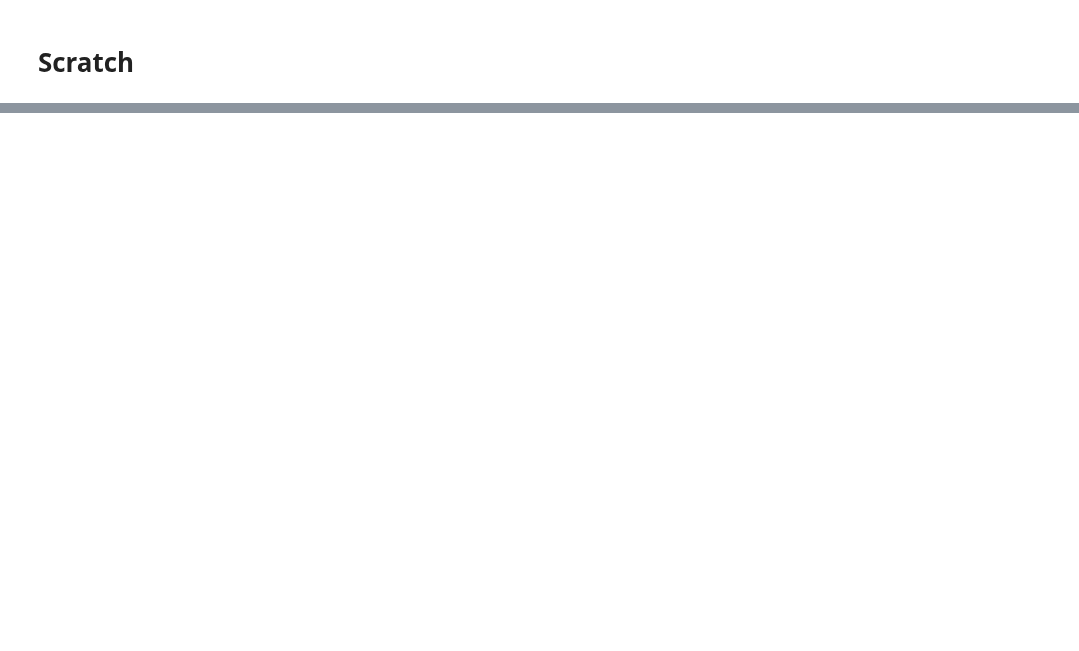
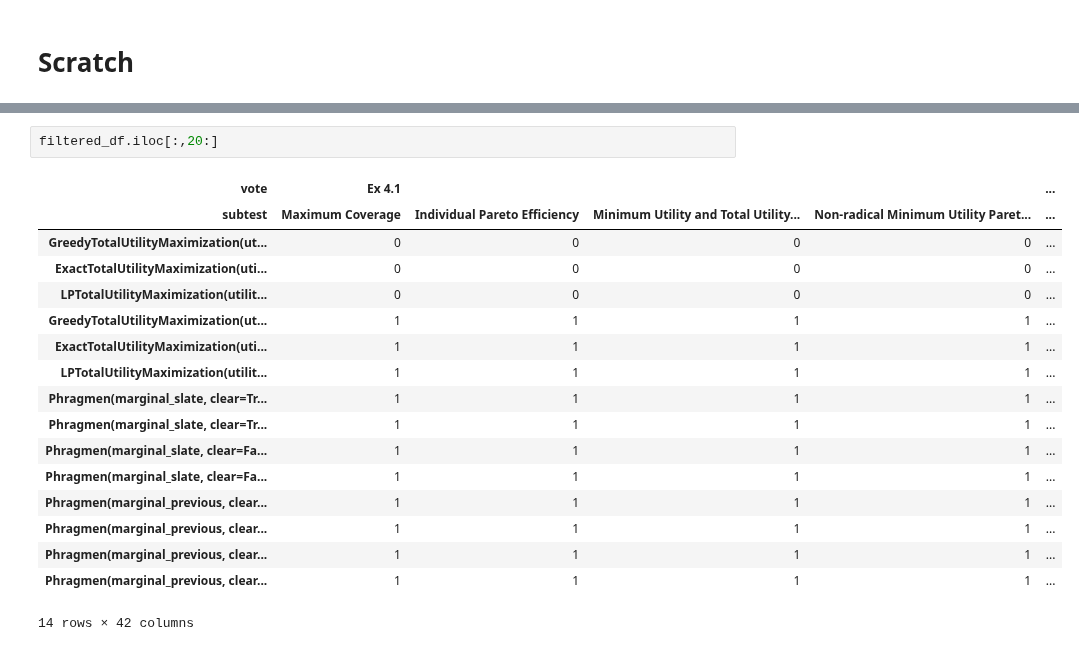
Before and after one commit to aaron-sandoval/generative_social_choice, a Jupyter notebook: generative_social_choice/plots/algorithm_axiom_performance.ipynb, the cells around one changed output, grey strips where cells are left out. Cells and saved outputs as stored; diff of their text form; blank space fills up the shorter version.

```diff
--- a/generative_social_choice/plots/algorithm_axiom_performance.ipynb
+++ b/generative_social_choice/plots/algorithm_axiom_performance.ipynb
@@ -212,0 +213,20 @@ case_df
+# %%
+filtered_df.iloc[:,20:]
+# %% [output]
+| vote | Ex 4.1 |  |  |  | ... |
+| subtest | Maximum Coverage | Individual Pareto Efficiency | Minimum Utility and Total Utility... | Non-radical Minimum Utility Paret... | ... |
+| GreedyTotalUtilityMaximization(ut... | 0 | 0 | 0 | 0 | ... |
+| ExactTotalUtilityMaximization(uti... | 0 | 0 | 0 | 0 | ... |
+| LPTotalUtilityMaximization(utilit... | 0 | 0 | 0 | 0 | ... |
+| GreedyTotalUtilityMaximization(ut... | 1 | 1 | 1 | 1 | ... |
+| ExactTotalUtilityMaximization(uti... | 1 | 1 | 1 | 1 | ... |
+| LPTotalUtilityMaximization(utilit... | 1 | 1 | 1 | 1 | ... |
+| Phragmen(marginal_slate, clear=Tr... | 1 | 1 | 1 | 1 | ... |
+| Phragmen(marginal_slate, clear=Tr... | 1 | 1 | 1 | 1 | ... |
+| Phragmen(marginal_slate, clear=Fa... | 1 | 1 | 1 | 1 | ... |
+| Phragmen(marginal_slate, clear=Fa... | 1 | 1 | 1 | 1 | ... |
+| Phragmen(marginal_previous, clear... | 1 | 1 | 1 | 1 | ... |
+| Phragmen(marginal_previous, clear... | 1 | 1 | 1 | 1 | ... |
+| Phragmen(marginal_previous, clear... | 1 | 1 | 1 | 1 | ... |
+| Phragmen(marginal_previous, clear... | 1 | 1 | 1 | 1 | ... |
+14 rows × 42 columns
```
Also changed, not shown: parts of 6 cells of this notebook, 3 other files.
